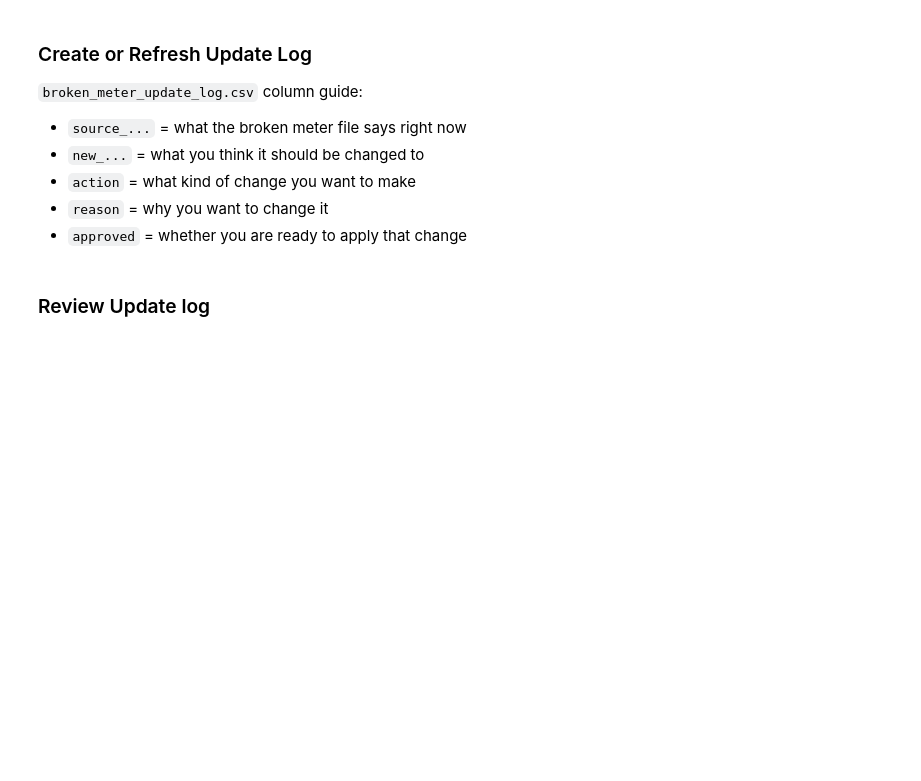
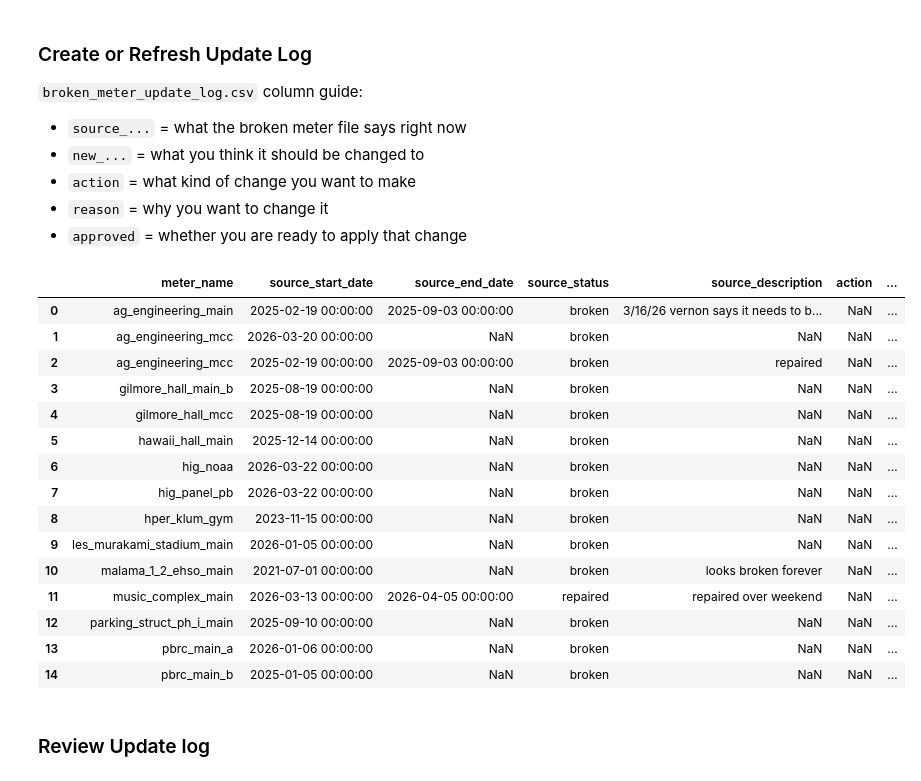
Before and after one commit to uhm-campus-energy/harvest_kwh_prep, a Jupyter notebook: notebooks/meter_maintenance.ipynb, the cells around one changed output. Drawn from its saved outputs; the diff is of its cells as text; code cells hidden in the pictures; blank space fills up the shorter version.

```diff
--- a/notebooks/meter_maintenance.ipynb
+++ b/notebooks/meter_maintenance.ipynb
@@ -381,11 +397,18 @@ update_log_cols = [
     "approved",
 ]
 
-update_log_df = pd.read_csv(broken_meter_update_log_file)
+# check if the update log file exists, if not create it with the correct columns
+if os.path.exists(broken_meter_update_log_file):
+    update_log_df = pd.read_csv(broken_meter_update_log_file)
 
-missing_cols = [col for col in update_log_cols if col not in update_log_df.columns]
-if missing_cols:
-    raise ValueError(f"Update log file is missing columns: {missing_cols}")
+    missing_cols = [col for col in update_log_cols if col not in update_log_df.columns]
+    if missing_cols:
+        raise ValueError(f"Update log file is missing columns: {missing_cols}")
+else:
+    update_log_df = pd.DataFrame(columns=update_log_cols)
+    update_log_df.to_csv(broken_meter_update_log_file, index=False)
+    print(f"Created new update log: {broken_meter_update_log_file}")
+
 
 if refresh_update_log_for_selected_meters and meters_to_review:
     selected_rows = []
@@ -428,33 +451,50 @@ if refresh_update_log_for_selected_meters and meters_to_review:
 
     selected_log_df = pd.DataFrame(selected_rows, columns=update_log_cols)
 
     update_log_df["_key"] = _build_update_key(update_log_df)
     selected_log_df["_key"] = _build_update_key(selected_log_df)
 
     selected_keys = set(selected_log_df["_key"])
 
     preserved_existing = update_log_df[update_log_df["_key"].isin(selected_keys)].copy()
     preserved_other = update_log_df[~update_log_df["_key"].isin(selected_keys)].copy()
 
     combined_refresh_rows = pd.concat(
         [preserved_existing, selected_log_df],
         ignore_index=True,
         sort=False,
     )
 
     combined_refresh_rows = combined_refresh_rows.drop_duplicates(subset="_key", keep="first")
     update_log_df = pd.concat([preserved_other, combined_refresh_rows], ignore_index=True, sort=False)
     update_log_df = update_log_df.drop(columns="_key", errors="ignore")
 
 update_log_df["approved"] = pd.to_numeric(update_log_df["approved"], errors="coerce").fillna(0).astype(int)
 update_log_df = update_log_df[update_log_cols].copy()
 update_log_df.to_csv(broken_meter_update_log_file, index=False)
 
 display(
     update_log_df[
         update_log_df["meter_name"].isin([m.strip().lower() for m in meters_to_review])
     ] if meters_to_review else update_log_df.head(2)
 )
+# %% [output]
+|  | meter_name | source_start_date | source_end_date | source_status | source_description | action | ... |
+| 0 | ag_engineering_main | 2025-02-19 00:00:00 | 2025-09-03 00:00:00 | broken | 3/16/26 vernon says it needs to b... | NaN | ... |
+| 1 | ag_engineering_mcc | 2026-03-20 00:00:00 | NaN | broken | NaN | NaN | ... |
+| 2 | ag_engineering_mcc | 2025-02-19 00:00:00 | 2025-09-03 00:00:00 | broken | repaired | NaN | ... |
+| 3 | gilmore_hall_main_b | 2025-08-19 00:00:00 | NaN | broken | NaN | NaN | ... |
+| 4 | gilmore_hall_mcc | 2025-08-19 00:00:00 | NaN | broken | NaN | NaN | ... |
+| 5 | hawaii_hall_main | 2025-12-14 00:00:00 | NaN | broken | NaN | NaN | ... |
+| 6 | hig_noaa | 2026-03-22 00:00:00 | NaN | broken | NaN | NaN | ... |
+| 7 | hig_panel_pb | 2026-03-22 00:00:00 | NaN | broken | NaN | NaN | ... |
+| 8 | hper_klum_gym | 2023-11-15 00:00:00 | NaN | broken | NaN | NaN | ... |
+| 9 | les_murakami_stadium_main | 2026-01-05 00:00:00 | NaN | broken | NaN | NaN | ... |
+| 10 | malama_1_2_ehso_main | 2021-07-01 00:00:00 | NaN | broken | looks broken forever | NaN | ... |
+| 11 | music_complex_main | 2026-03-13 00:00:00 | 2026-04-05 00:00:00 | repaired | repaired over weekend | NaN | ... |
+| 12 | parking_struct_ph_i_main | 2025-09-10 00:00:00 | NaN | broken | NaN | NaN | ... |
+| 13 | pbrc_main_a | 2026-01-06 00:00:00 | NaN | broken | NaN | NaN | ... |
+| 14 | pbrc_main_b | 2025-01-05 00:00:00 | NaN | broken | NaN | NaN | ... |
 # %% [markdown]
 ### Review Update log
 # %%
```
Also changed, not shown: parts of 3 cells of this notebook, 6 other files.
